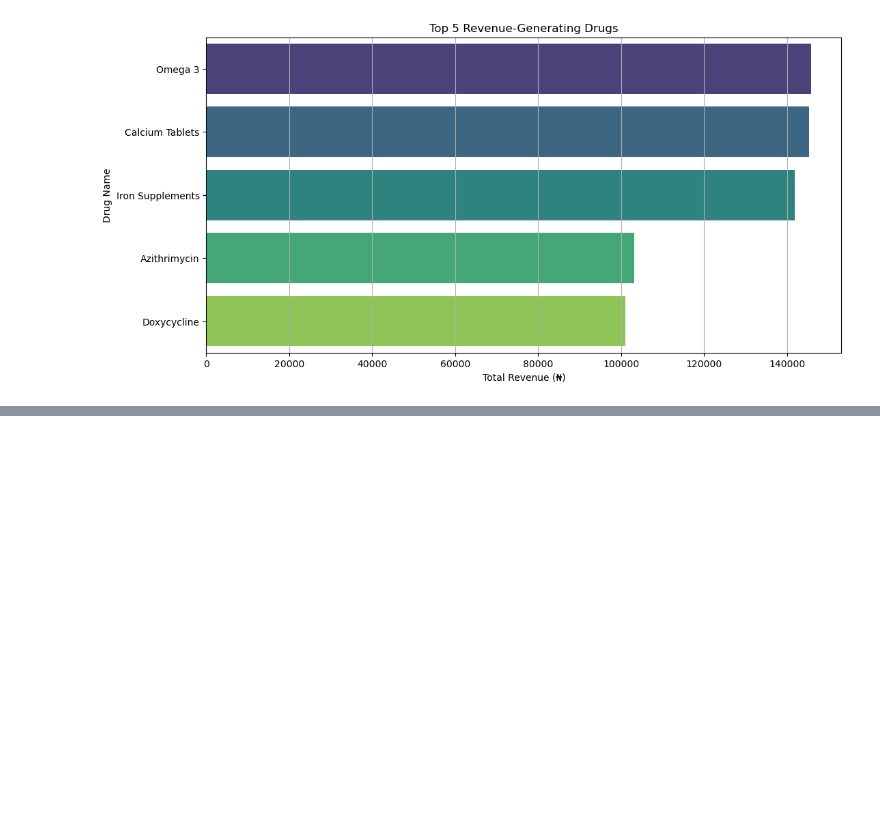
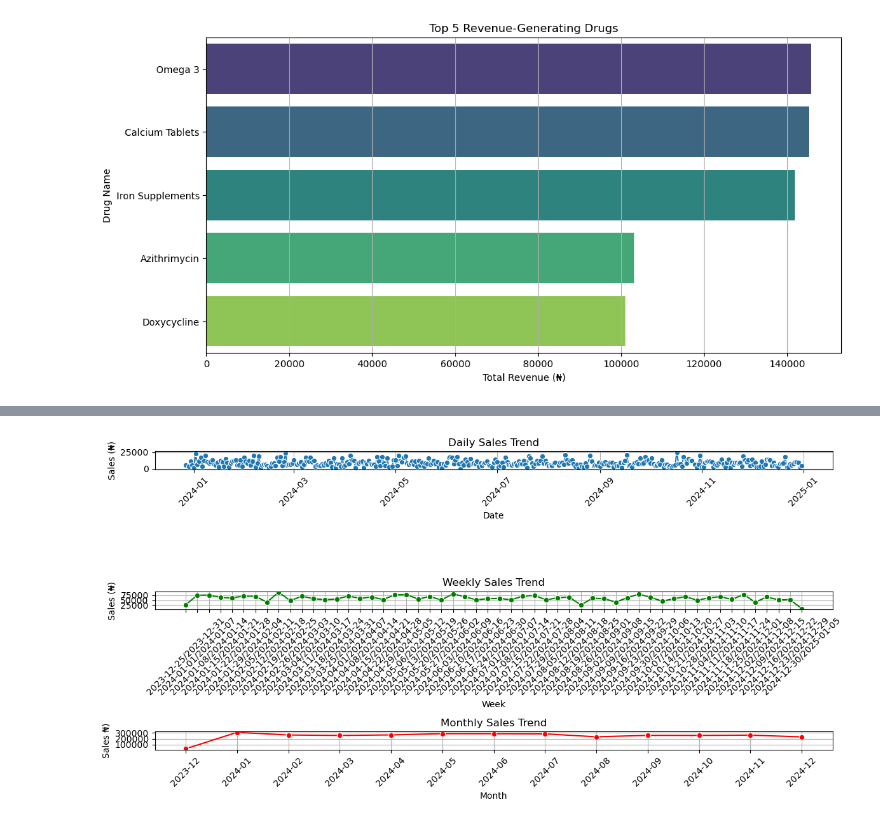
Before and after one commit to Tebrihk/lami-s-pharmacy, a Jupyter notebook: Analysis.ipynb, the cells around one changed output, grey strips where cells are left out. Cells and saved outputs as stored; diff of their text form; code cells hidden in the pictures; blank space fills up the shorter version.

```diff
--- a/Analysis.ipynb
+++ b/Analysis.ipynb
@@ -181,0 +242,34 @@ plt.show()
+# %%
+plt.figure(figsize=(12, 6))
+
+# Daily Sales
+plt.subplot(3, 1, 1)
+sns.lineplot(x=daily_sales.index, y=daily_sales.values, marker='o')
+plt.title('Daily Sales Trend')
+plt.xlabel('Date')
+plt.ylabel('Sales (₦)')
+plt.xticks(rotation=45)
+plt.grid(True)
+
+# Weekly Sales
+plt.subplot(3, 1, 2)
+sns.lineplot(x=weekly_sales.index.astype(str), y=weekly_sales.values, marker='o', color='g')
+plt.title('Weekly Sales Trend')
+plt.xlabel('Week')
+plt.ylabel('Sales (₦)')
+plt.xticks(rotation=45)
+plt.grid(True)
+
+# Monthly Sales
+plt.subplot(3, 1, 3)
+sns.lineplot(x=monthly_sales.index.astype(str), y=monthly_sales.values, marker='o', color='r')
+plt.title('Monthly Sales Trend')
+plt.xlabel('Month')
+plt.ylabel('Sales ₦)')
+plt.xticks(rotation=45)
+plt.grid(True)
+
+plt.tight_layout()
+plt.show()
+# %% [output]
+[figure, added]
```
Also changed, not shown: parts of 18 cells of this notebook.
